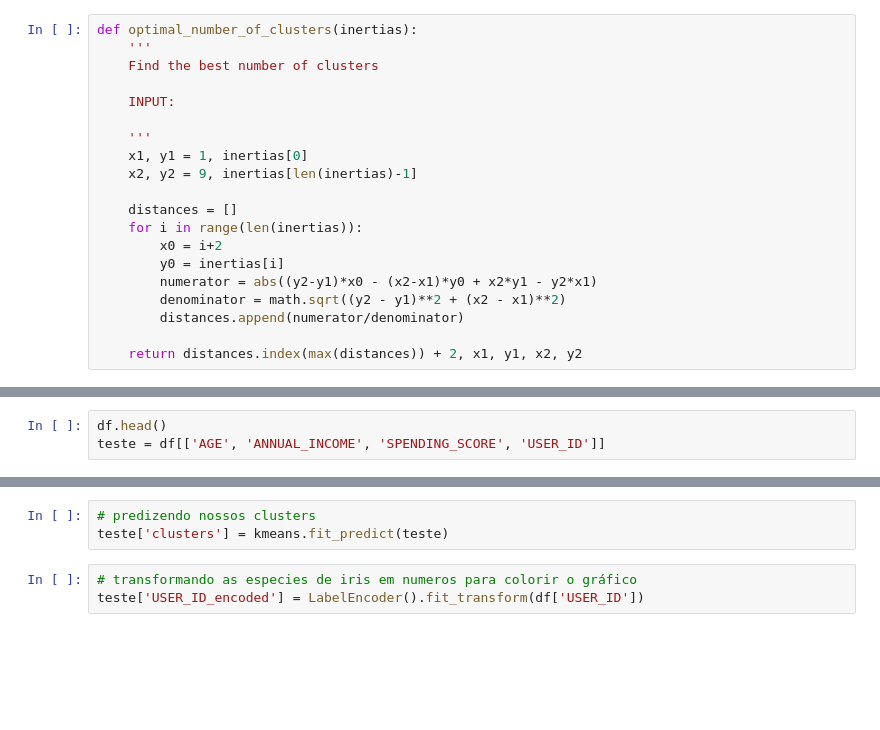
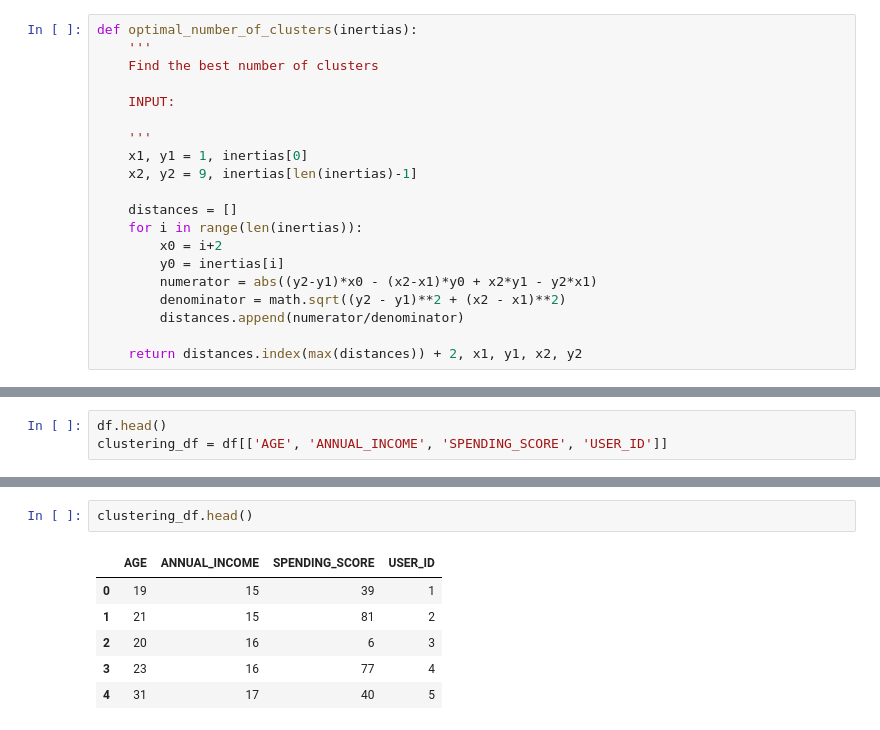
Before and after one commit to matsuch/Mall-Costumer-Segmentation, a Jupyter notebook: Mall-Costumer-Segmentation.ipynb, the cells around one changed output, grey strips where cells are left out. Saved outputs shown, nothing was run; the diff lists cells and outputs as text; blank space fills up the shorter version.

```diff
--- a/Mall-Costumer-Segmentation.ipynb
+++ b/Mall-Costumer-Segmentation.ipynb
@@ -272,3 +272,3 @@ plt.show()
 # %%
 df.head()
-teste = df[['AGE', 'ANNUAL_INCOME', 'SPENDING_SCORE', 'USER_ID']]
+clustering_df = df[['AGE', 'ANNUAL_INCOME', 'SPENDING_SCORE', 'USER_ID']]
@@ -278,7 +302,10 @@ kmeans = KMeans(n_clusters=n)
-# %%
-# predizendo nossos clusters
-teste['clusters'] = kmeans.fit_predict(teste)
-# %%
-# transformando as especies de iris em numeros para colorir o gráfico
-teste['USER_ID_encoded'] = LabelEncoder().fit_transform(df['USER_ID'])
+# %%
+clustering_df.head()
+# %% [output]
+|  | AGE | ANNUAL_INCOME | SPENDING_SCORE | USER_ID |
+| 0 | 19 | 15 | 39 | 1 |
+| 1 | 21 | 15 | 81 | 2 |
+| 2 | 20 | 16 | 6 | 3 |
+| 3 | 23 | 16 | 77 | 4 |
+| 4 | 31 | 17 | 40 | 5 |
 # %%
```
Also changed, not shown: parts of 10 cells of this notebook.
